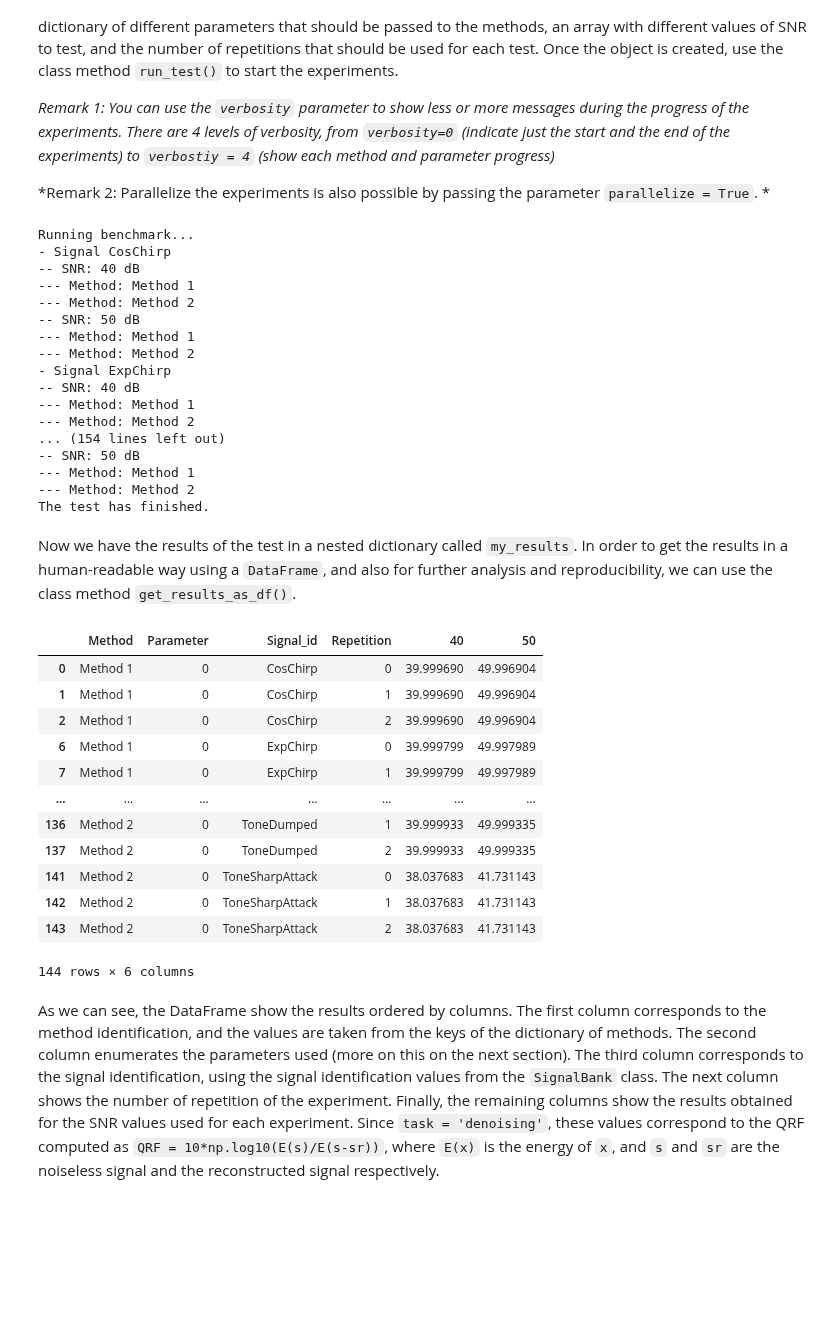
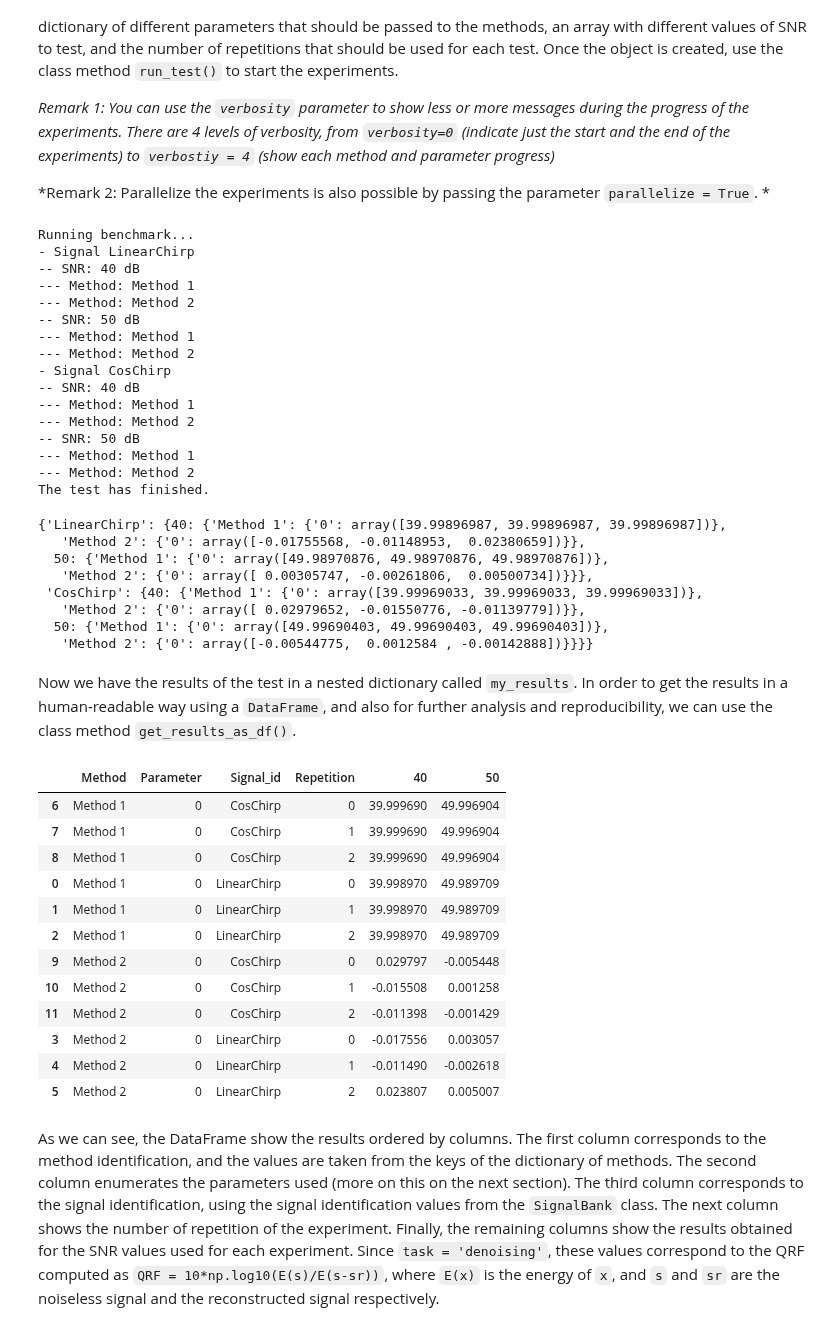
Before and after one commit to jmiramont/benchmarks-detection-denoising, a Jupyter notebook: notebooks/demo_benchmark.ipynb, the cells around one changed output. Saved outputs shown, nothing was run; the diff lists cells and outputs as text; code cells hidden in the pictures; blank space fills up the shorter version.

````diff
--- a/notebooks/demo_benchmark.ipynb
+++ b/notebooks/demo_benchmark.ipynb
@@ -26,17 +26,24 @@ After this, we need to create a *dictionary of methods* to pass the `Benchmark`
 import numpy as np
 from numpy import pi as pi
 import pandas as pd
+from matplotlib import pyplot as plt
 from benchmark_demo.Benchmark import Benchmark
+from benchmark_demo.ResultsInterpreter import ResultsInterpreter
 
 def a_method(noisy_signals, params):
     # If additional input parameters are needed, they can be passed in a tuple using `params` and then parsed.
     results = noisy_signals # Simply return the same noisy signals.
     return results
 
+def another_method(noisy_signals, params):
+    # If additional input parameters are needed, they can be passed in a tuple using `params` and then parsed.
+    results = 2*noisy_signals # Simply return the same noisy signals.
+    return results
+
 # Create a dictionary of the methods to test.
 my_methods = {
     'Method 1': a_method,
-    'Method 2': a_method
+    'Method 2': another_method,
     }
 # %% [markdown]
 The variable `params` in the example above allows us to pass some parameters to our method. This would be useful for testing a single method with several combination of input parameters. In order to do this, we should give the `Benchmark` object a *dictionary of parameters*. An example of this functionality is showed in the next section. For now, lets set the input parameter `parameters = None`.
@@ -47,10 +54,26 @@ Now we are ready to instantiate a `Benchmark` object and run a test using the pr
 
 *Remark 2: Parallelize the experiments is also possible by passing the parameter ```parallelize = True```. *
 # %%
-my_benchmark = Benchmark(task = 'denoising', methods = my_methods, N = 256, parameters = None, SNRin = [40,50], repetitions = 3, verbosity=4, parallelize=False)
-my_results = my_benchmark.run_test() # Run the test. my_results is a dictionary with the results for each of the variables of the simulation.
+benchmark = Benchmark(task = 'denoising',
+                        methods = my_methods,
+                        N = 256,
+                        parameters = None,
+                        SNRin = [40,50],
+                        repetitions = 3,
+                        using_signals=['LinearChirp', 'CosChirp',],
+                        verbosity=4,
+                        parallelize=False)
+
+benchmark.run_test() # Run the test. my_results is a dictionary with the results for each of the variables of the simulation.
 # %% [output]
 Running benchmark...
+- Signal LinearChirp
+-- SNR: 40 dB
+--- Method: Method 1
+--- Method: Method 2
+-- SNR: 50 dB
+--- Method: Method 1
+--- Method: Method 2
 - Signal CosChirp
 -- SNR: 40 dB
 --- Method: Method 1
@@ -58,35 +81,34 @@ Running benchmark...
 -- SNR: 50 dB
 --- Method: Method 1
 --- Method: Method 2
-- Signal ExpChirp
--- SNR: 40 dB
---- Method: Method 1
---- Method: Method 2
-... (154 lines left out)
--- SNR: 50 dB
---- Method: Method 1
---- Method: Method 2
 The test has finished.
+{'LinearChirp': {40: {'Method 1': {'0': array([39.99896987, 39.99896987, 39.99896987])},
+   'Method 2': {'0': array([-0.01755568, -0.01148953,  0.02380659])}},
+  50: {'Method 1': {'0': array([49.98970876, 49.98970876, 49.98970876])},
+   'Method 2': {'0': array([ 0.00305747, -0.00261806,  0.00500734])}}},
+ 'CosChirp': {40: {'Method 1': {'0': array([39.99969033, 39.99969033, 39.99969033])},
+   'Method 2': {'0': array([ 0.02979652, -0.01550776, -0.01139779])}},
+  50: {'Method 1': {'0': array([49.99690403, 49.99690403, 49.99690403])},
+   'Method 2': {'0': array([-0.00544775,  0.0012584 , -0.00142888])}}}}
 # %% [markdown]
 Now we have the results of the test in a nested dictionary called `my_results`. In order to get the results in a human-readable way using a `DataFrame`, and also for further analysis and reproducibility, we can use the class method `get_results_as_df()`.
 # %%
-df = my_benchmark.get_results_as_df() # This formats the results on a DataFrame
-df.shape
-df
+results_df = benchmark.get_results_as_df() # This formats the results on a DataFrame
+results_df
 # %% [output]
 |  | Method | Parameter | Signal_id | Repetition | 40 | 50 |
-| 0 | Method 1 | 0 | CosChirp | 0 | 39.999690 | 49.996904 |
-| 1 | Method 1 | 0 | CosChirp | 1 | 39.999690 | 49.996904 |
-| 2 | Method 1 | 0 | CosChirp | 2 | 39.999690 | 49.996904 |
-| 6 | Method 1 | 0 | ExpChirp | 0 | 39.999799 | 49.997989 |
-| 7 | Method 1 | 0 | ExpChirp | 1 | 39.999799 | 49.997989 |
-| ... | ... | ... | ... | ... | ... | ... |
-| 136 | Method 2 | 0 | ToneDumped | 1 | 39.999933 | 49.999335 |
-| 137 | Method 2 | 0 | ToneDumped | 2 | 39.999933 | 49.999335 |
-| 141 | Method 2 | 0 | ToneSharpAttack | 0 | 38.037683 | 41.731143 |
-| 142 | Method 2 | 0 | ToneSharpAttack | 1 | 38.037683 | 41.731143 |
-| 143 | Method 2 | 0 | ToneSharpAttack | 2 | 38.037683 | 41.731143 |
+| 6 | Method 1 | 0 | CosChirp | 0 | 39.999690 | 49.996904 |
+| 7 | Method 1 | 0 | CosChirp | 1 | 39.999690 | 49.996904 |
+| 8 | Method 1 | 0 | CosChirp | 2 | 39.999690 | 49.996904 |
+| 0 | Method 1 | 0 | LinearChirp | 0 | 39.998970 | 49.989709 |
+| 1 | Method 1 | 0 | LinearChirp | 1 | 39.998970 | 49.989709 |
+| 2 | Method 1 | 0 | LinearChirp | 2 | 39.998970 | 49.989709 |
+| 9 | Method 2 | 0 | CosChirp | 0 | 0.029797 | -0.005448 |
+| 10 | Method 2 | 0 | CosChirp | 1 | -0.015508 | 0.001258 |
+| 11 | Method 2 | 0 | CosChirp | 2 | -0.011398 | -0.001429 |
+| 3 | Method 2 | 0 | LinearChirp | 0 | -0.017556 | 0.003057 |
+| 4 | Method 2 | 0 | LinearChirp | 1 | -0.011490 | -0.002618 |
+| 5 | Method 2 | 0 | LinearChirp | 2 | 0.023807 | 0.005007 |
-144 rows × 6 columns
 # %% [markdown]
 As we can see, the DataFrame show the results ordered by columns. The first column corresponds to the method identification, and the values are taken from the keys of the dictionary of methods. The second column enumerates the parameters used (more on this on the next section). The third column corresponds to the signal identification, using the signal identification values from the `SignalBank` class. The next column shows the number of repetition of the experiment. Finally, the remaining columns show the results obtained for the SNR values used for each experiment. Since `task = 'denoising'`, these values correspond to the QRF computed as `QRF = 10*np.log10(E(s)/E(s-sr))`, where `E(x)` is the energy of `x`, and `s` and `sr` are the noiseless signal and the reconstructed signal respectively.
 # %% [markdown]
````
Also changed, not shown: parts of 6 cells of this notebook, 5 other files.
